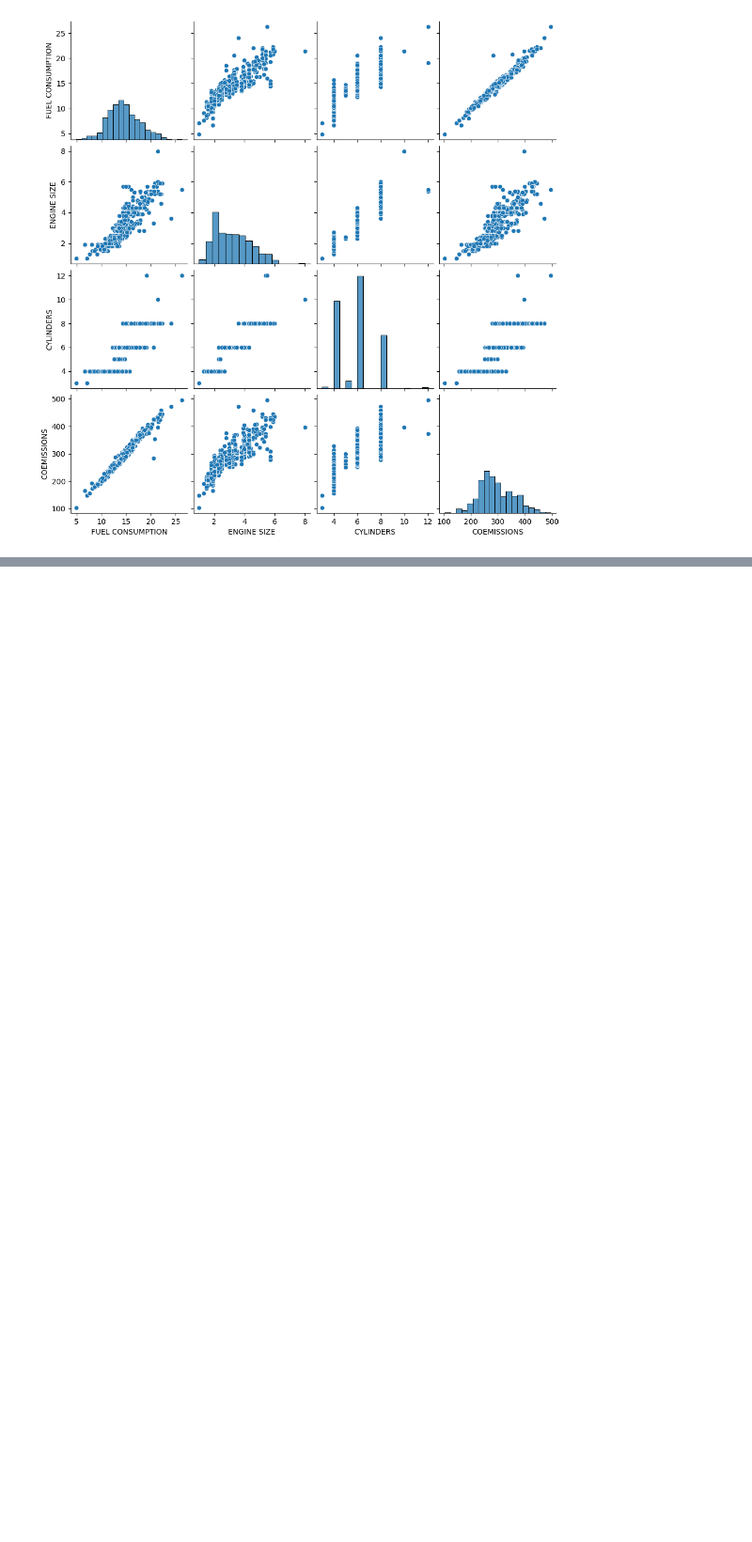
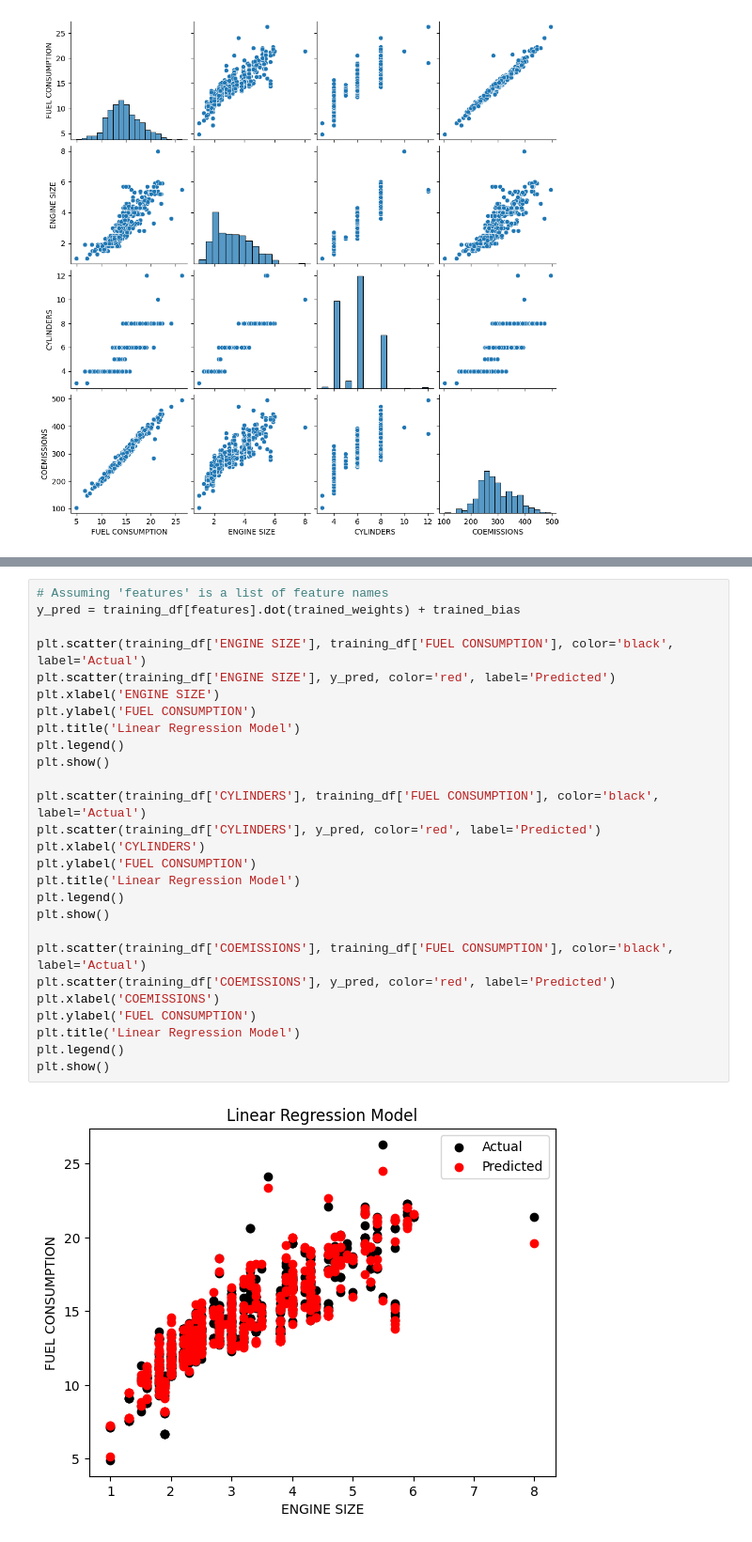
Before and after one commit to Sonipatvampire/regression_task, a Jupyter notebook: notebooks/data_exploration.ipynb, the cells around one changed output, grey strips where cells are left out. Shown at 94% size. Saved outputs shown, nothing was run; the diff lists cells and outputs as text; blank space fills up the shorter version.

```diff
--- a/notebooks/data_exploration.ipynb
+++ b/notebooks/data_exploration.ipynb
@@ -167,0 +287,29 @@ None
+# %%
+# Assuming 'features' is a list of feature names
+y_pred = training_df[features].dot(trained_weights) + trained_bias
+
+plt.scatter(training_df['ENGINE SIZE'], training_df['FUEL CONSUMPTION'], color='black', label='Actual')
+plt.scatter(training_df['ENGINE SIZE'], y_pred, color='red', label='Predicted')
+plt.xlabel('ENGINE SIZE')
+plt.ylabel('FUEL CONSUMPTION')
+plt.title('Linear Regression Model')
+plt.legend()
+plt.show()
+
+plt.scatter(training_df['CYLINDERS'], training_df['FUEL CONSUMPTION'], color='black', label='Actual')
+plt.scatter(training_df['CYLINDERS'], y_pred, color='red', label='Predicted')
+plt.xlabel('CYLINDERS')
+plt.ylabel('FUEL CONSUMPTION')
+plt.title('Linear Regression Model')
+plt.legend()
+plt.show()
+
+plt.scatter(training_df['COEMISSIONS'], training_df['FUEL CONSUMPTION'], color='black', label='Actual')
+plt.scatter(training_df['COEMISSIONS'], y_pred, color='red', label='Predicted')
+plt.xlabel('COEMISSIONS')
+plt.ylabel('FUEL CONSUMPTION')
+plt.title('Linear Regression Model')
+plt.legend()
+plt.show()
+# %% [output]
+[figure, added]
```
Also changed, not shown: parts of 11 cells of this notebook, 6 other files.
